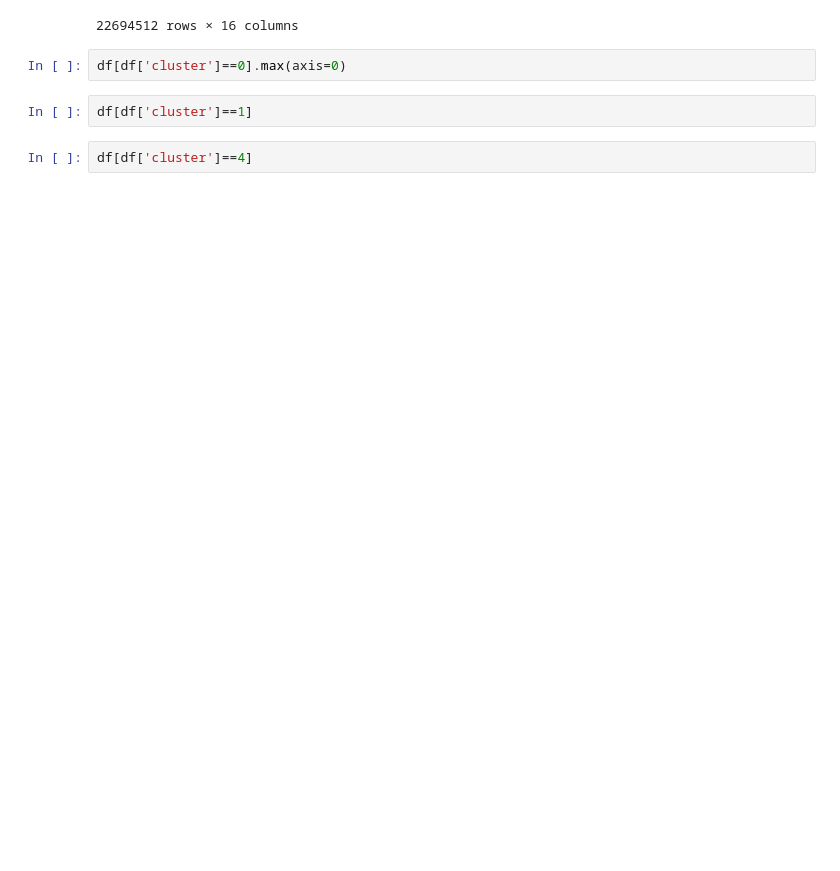
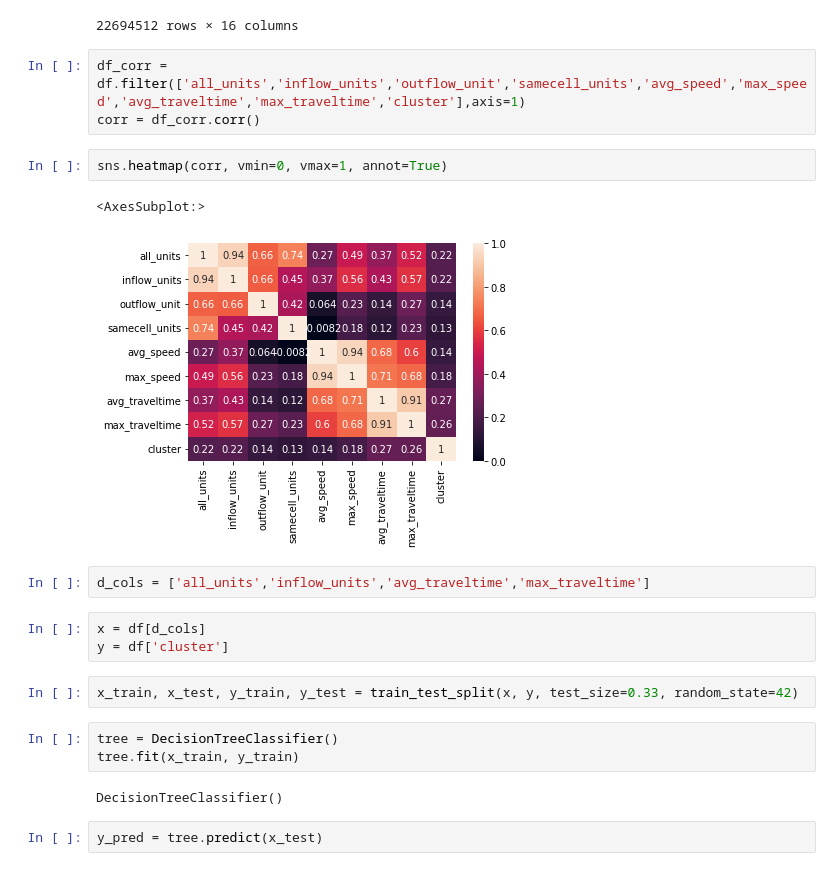
Before and after one commit to Traffic-anomaly-detection/traffic-anomaly-detection, a Jupyter notebook: Models/k-means-model.ipynb, the cells around one changed output. Saved outputs shown, nothing was run; the diff lists cells and outputs as text; blank space fills up the shorter version.

Commit message:
test decision tree

```diff
--- a/Models/k-means-model.ipynb
+++ b/Models/k-means-model.ipynb
@@ -31,9 +34,25 @@ df
 | 22694510 | 2020-02-29 23:59:14 | 1 | 960 | in | 0 | 0 | 1 | 0 | ... |
 | 22694511 | 2020-02-29 23:59:14 | 1 | 968 | in | 1 | 0 | 0 | 1 | ... |
 22694512 rows × 16 columns
-# %%
-df[df['cluster']==0].max(axis=0)
-# %%
-df[df['cluster']==1]
-# %%
-df[df['cluster']==4]
+# %%
+df_corr = df.filter(['all_units','inflow_units','outflow_unit','samecell_units','avg_speed','max_speed','avg_traveltime','max_traveltime','cluster'],axis=1)
+corr = df_corr.corr()
+# %%
+sns.heatmap(corr, vmin=0, vmax=1, annot=True)
+# %% [output]
+<AxesSubplot:>
+[figure, added]
+# %%
+d_cols = ['all_units','inflow_units','avg_traveltime','max_traveltime']
+# %%
+x = df[d_cols]
+y = df['cluster']
+# %%
+x_train, x_test, y_train, y_test = train_test_split(x, y, test_size=0.33, random_state=42)
+# %%
+tree = DecisionTreeClassifier()
+tree.fit(x_train, y_train)
+# %% [output]
+DecisionTreeClassifier()
+# %%
+y_pred = tree.predict(x_test)
```
Also changed, not shown: parts of 3 cells of this notebook.
